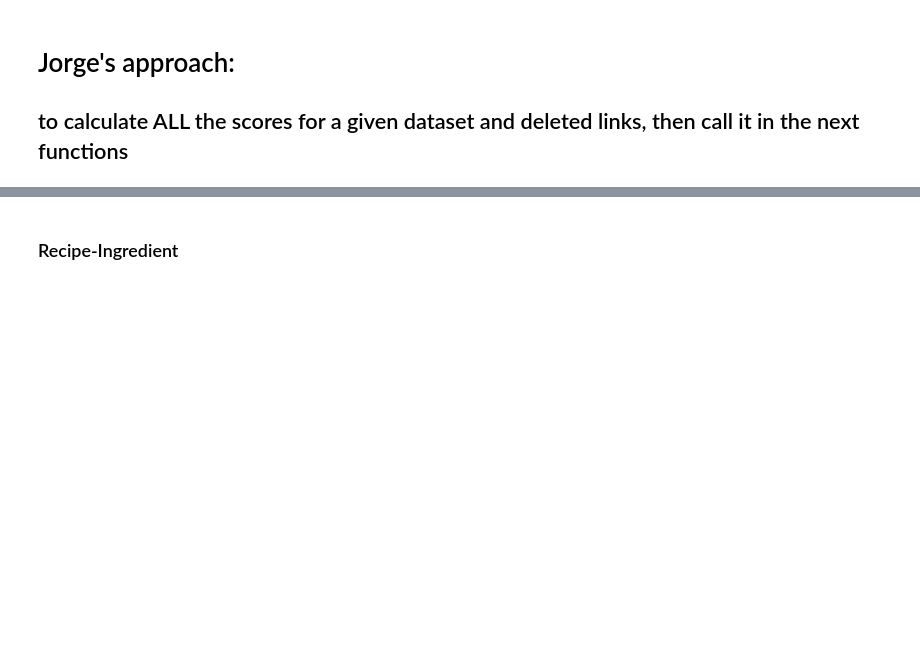
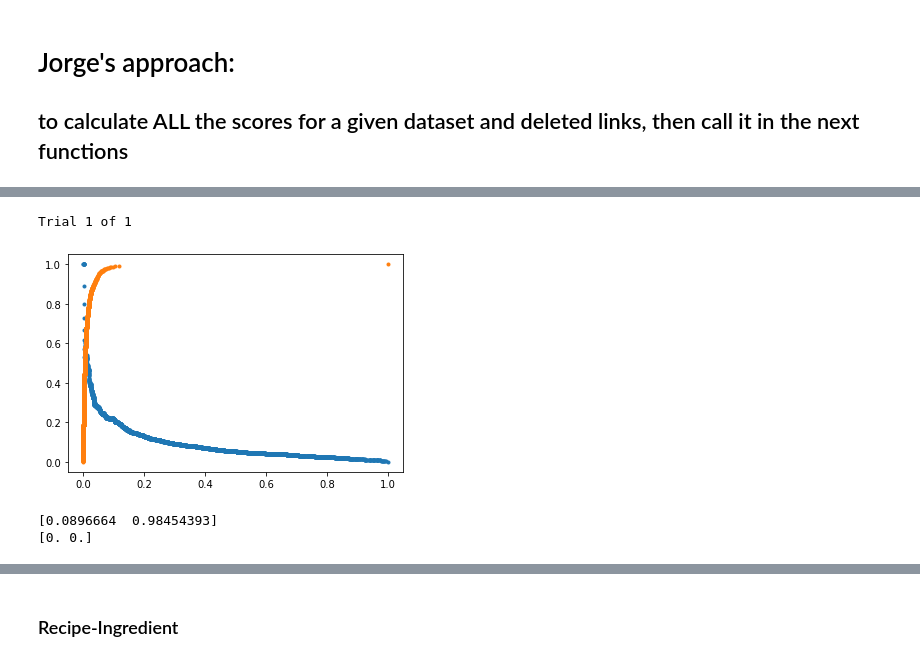
Before and after one commit to JorgeRuizBerlin/multipartite-weighted-link-prediction, a Jupyter notebook: recipes/Recipes.ipynb, the cells around one changed output, grey strips where cells are left out. Drawn from its saved outputs; the diff is of its cells as text; code cells hidden in the pictures; blank space fills up the shorter version.

```diff
--- a/recipes/Recipes.ipynb
+++ b/recipes/Recipes.ipynb
@@ -206,6 +216,11 @@ r_cn
 # %%
-r_lcl = cross_val(lcp_scores, 'lcl', loops=loops, verbose=verbose, plot=plot)
+r_lcl = cross_val(lcp_scores, 'lcl', loops=1, verbose=verbose, plot=plot)
 print(np.mean(r_lcl, axis=0))
 print(np.std(r_lcl, axis=0))
+# %% [output]
+Trial 1 of 1
+[figure, added]
+[0.0896664  0.98454393]
+[0. 0.]
 # %%
 r_lcl
```
Also changed, not shown: parts of 15 cells of this notebook.
